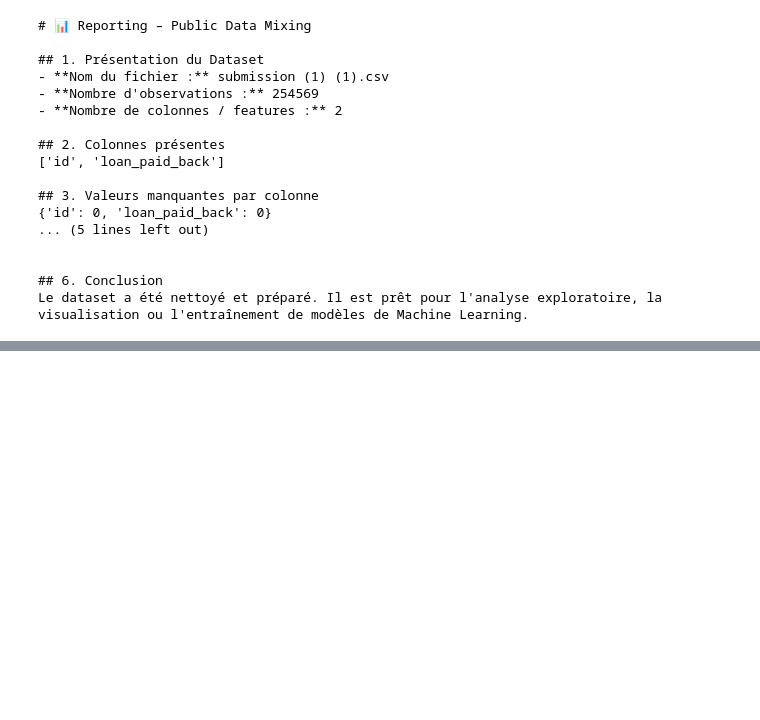
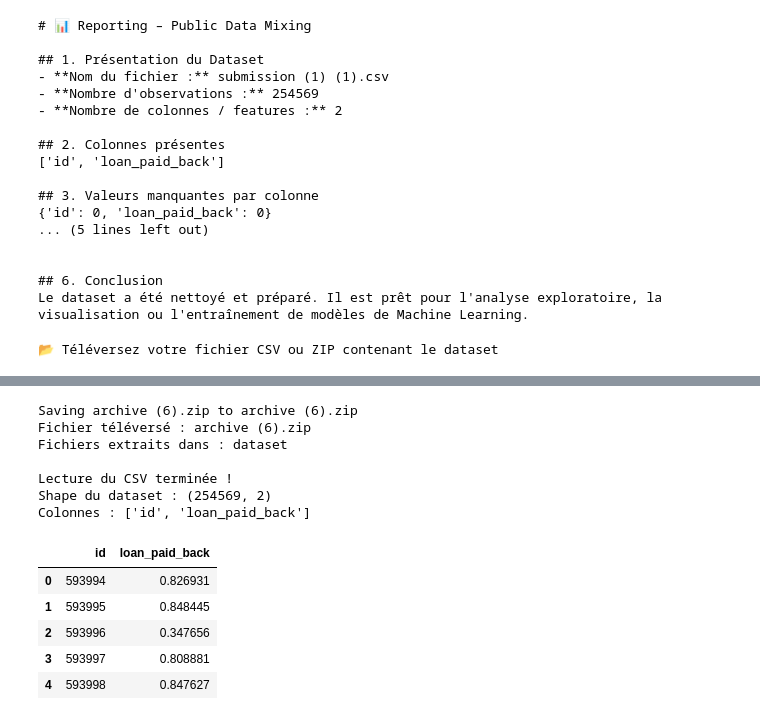
Before and after one commit to berradimeriemencg/DS2025, a Jupyter notebook: public_Data_Mixing_0_92776.ipynb, the cells around one changed output, grey strips where cells are left out. Drawn from its saved outputs; the diff is of its cells as text; code cells hidden in the pictures; blank space fills up the shorter version.

```diff
--- a/public_Data_Mixing_0_92776.ipynb
+++ b/public_Data_Mixing_0_92776.ipynb
@@ -208,3 +208,43 @@ Fichier téléversé : submission (1) (1).csv
 
 ## 6. Conclusion
 Le dataset a été nettoyé et préparé. Il est prêt pour l'analyse exploratoire, la visualisation ou l'entraînement de modèles de Machine Learning.
+# %%
+# 🔹 Import des librairies
+import pandas as pd
+import numpy as np
+import zipfile
+import os
+from google.colab import files
+import seaborn as sns
+import matplotlib.pyplot as plt
+
+# 🔹 Étape 1 : Upload du fichier (ZIP ou CSV)
+print("📂 Téléversez votre fichier CSV ou ZIP contenant le dataset")
+uploaded = files.upload()  # Choisir le fichier
+
+# 🔹 Récupérer le nom du fichier téléversé
+file_name = list(uploaded.keys())[0]
+print(f"Fichier téléversé : {file_name}")
+
+# 🔹 Étape 2 : Extraction si ZIP
+extract_folder = 'dataset'
+if file_name.endswith('.zip'):
+    with zipfile.ZipFile(file_name, 'r') as zip_ref:
+        zip_ref.extractall(extract_folder)
+    print(f"Fichiers extraits dans : {extract_folder}")
+    # Récupération du CSV dans le dossier extrait
+    csv_file = [f for f in os.listdir(extract_folder) if f.endswith('.csv')][0]
+    csv_path = os.path.join(extract_folder, csv_file)
+else:
+    csv_path = file_name  # Si c'est directement un CSV
+
+# 🔹 Étape 3 : Lecture du CSV
+df = pd.read_csv(csv_path)
+print("\nLecture du CSV terminée !")
+print("Shape du dataset :", df.shape)
+print("Colonnes :", df.columns.tolist())
+
+# 🔹 Aperçu des premières lignes
+df.head()
+# %% [output]
+📂 Téléversez votre fichier CSV ou ZIP contenant le dataset
@@ -210,0 +252,13 @@ Le dataset a été nettoyé et préparé. Il est prêt pour l'analyse exploratoi
+Saving archive (6).zip to archive (6).zip
+Fichier téléversé : archive (6).zip
+Fichiers extraits dans : dataset
+
+Lecture du CSV terminée !
+Shape du dataset : (254569, 2)
+Colonnes : ['id', 'loan_paid_back']
+|  | id | loan_paid_back |
+| 0 | 593994 | 0.826931 |
+| 1 | 593995 | 0.848445 |
+| 2 | 593996 | 0.347656 |
+| 3 | 593997 | 0.808881 |
+| 4 | 593998 | 0.847627 |
```
Also changed, not shown: parts of 1 cell of this notebook.
